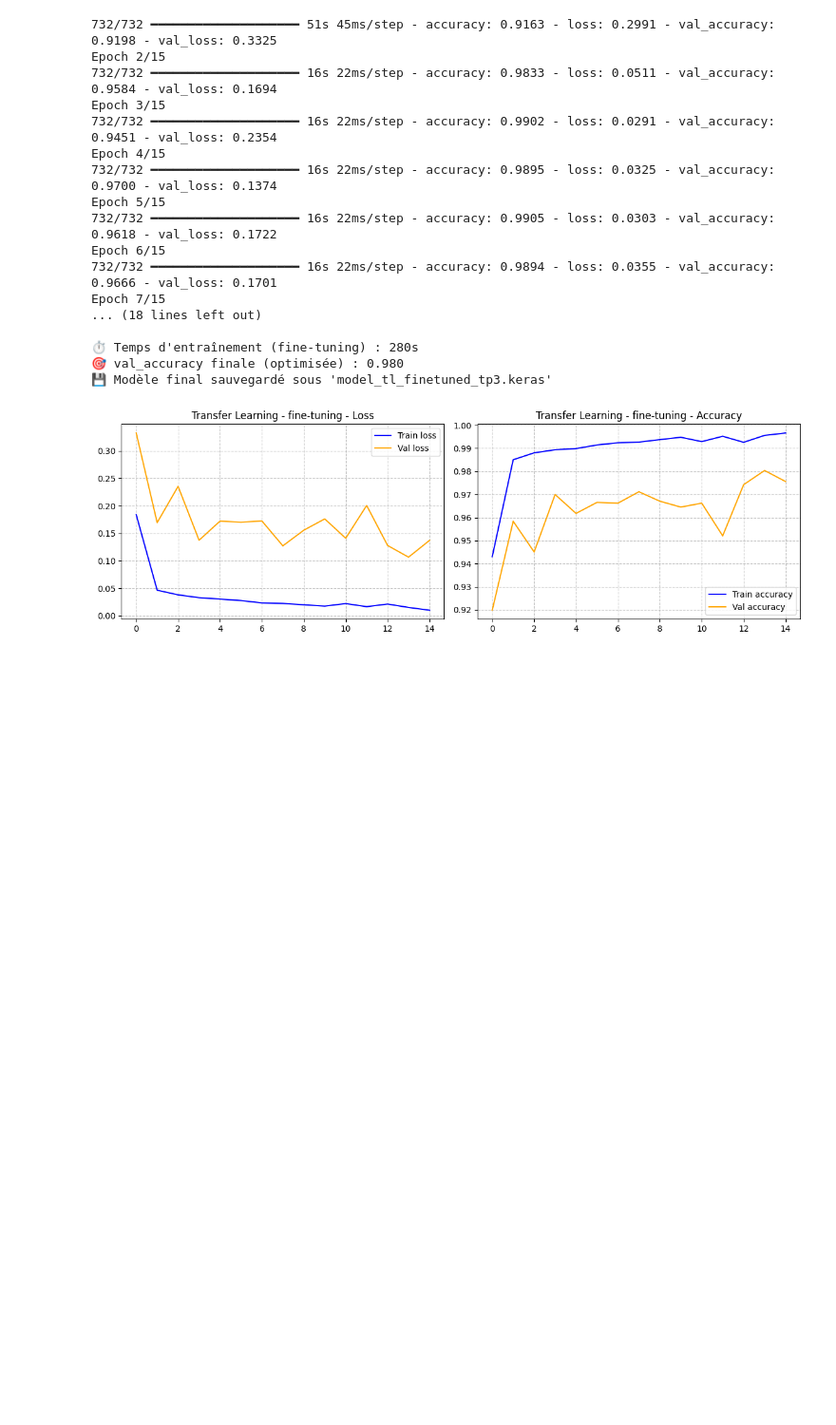
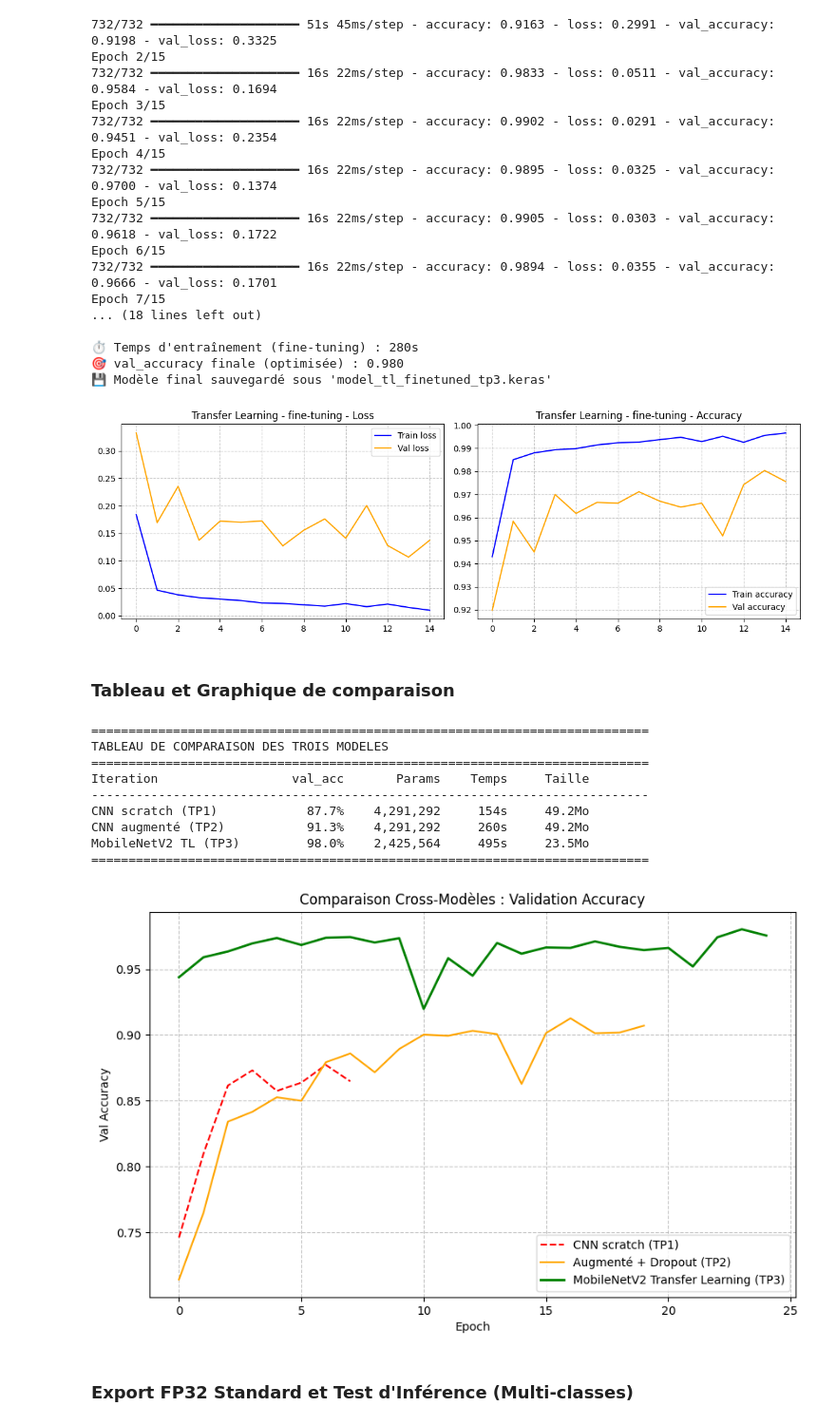
Before and after one commit to Anas7823/CNN-Anti-gaspillage, a Jupyter notebook: cnn-anti-gaspillage.ipynb, the cells around one changed output. Shown at 95% size. Saved outputs shown, nothing was run; the diff lists cells and outputs as text; code cells hidden in the pictures; blank space fills up the shorter version.

```diff
--- a/cnn-anti-gaspillage.ipynb
+++ b/cnn-anti-gaspillage.ipynb
@@ -852,3 +852,78 @@ Epoch 7/15
 🎯 val_accuracy finale (optimisée) : 0.980
 💾 Modèle final sauvegardé sous 'model_tl_finetuned_tp3.keras'
 [figure]
+# %% [markdown]
+### Tableau et Graphique de comparaison
+# %%
+import os
+import matplotlib.pyplot as plt
+
+# 1. Les modèles ont déjà été sauvegardés dans les phases précédentes,
+# mais on s'assure d'avoir les bons chemins pour Kaggle.
+path_scratch = "/kaggle/working/model_scratch_tp1.keras"
+path_augmented = "/kaggle/working/model_augmented_tp2.keras"
+path_tl = "/kaggle/working/model_tl_finetuned_tp3.keras"
+
+def model_size_mb(path):
+    # Vérifie si le fichier existe, sinon retourne 0
+    if os.path.exists(path):
+        return os.path.getsize(path) / (1024 * 1024)
+    return 0.0
+
+size_scratch = model_size_mb(path_scratch)
+size_augmented = model_size_mb(path_augmented)
+size_tl = model_size_mb(path_tl)
+
+# 2. Extraction des métriques
+val_acc_scratch = max(history_scratch.history['val_accuracy'])
+val_acc_augmented = max(history_augmented.history['val_accuracy'])
+
+# Pour le TL, on combine les listes d'historique des deux phases
+tl_acc_combined = history_tl_head.history['val_accuracy'] + history_tl_finetune.history['val_accuracy']
+val_acc_tl = max(tl_acc_combined)
+
+params_scratch = model_scratch.count_params()
+params_augmented = model_augmented.count_params()
+params_tl = model_tl.count_params()
+
+time_scratch = training_time_scratch
+time_augmented = training_time_augmented
+time_tl = training_time_head + training_time_finetune
+
+# 3. Affichage du Tableau
+print("=" * 75)
+print("TABLEAU DE COMPARAISON DES TROIS MODELES")
+print("=" * 75)
+print(f"{'Iteration':<25} {'val_acc':>8} {'Params':>12} {'Temps':>8} {'Taille':>10}")
+print("-" * 75)
+print(f"{'CNN scratch (TP1)':<25} {val_acc_scratch:>8.1%} {params_scratch:>12,} {time_scratch:>7.0f}s {size_scratch:>8.1f}Mo")
+print(f"{'CNN augmenté (TP2)':<25} {val_acc_augmented:>8.1%} {params_augmented:>12,} {time_augmented:>7.0f}s {size_augmented:>8.1f}Mo")
+print(f"{'MobileNetV2 TL (TP3)':<25} {val_acc_tl:>8.1%} {params_tl:>12,} {time_tl:>7.0f}s {size_tl:>8.1f}Mo")
+print("=" * 75)
+
+# 4. Tracé de la superposition des courbes
+plt.figure(figsize=(10, 6))
+plt.plot(history_scratch.history['val_accuracy'], label='CNN scratch (TP1)', color='red', linestyle='--')
+plt.plot(history_augmented.history['val_accuracy'], label='Augmenté + Dropout (TP2)', color='orange')
+plt.plot(range(len(tl_acc_combined)), tl_acc_combined, label='MobileNetV2 Transfer Learning (TP3)', color='green', linewidth=2)
+
+plt.title('Comparaison Cross-Modèles : Validation Accuracy')
+plt.xlabel('Epoch')
+plt.ylabel('Val Accuracy')
+plt.legend()
+plt.grid(True, linestyle='--', alpha=0.7)
+plt.savefig("/kaggle/working/comparison_all.png", dpi=100)
+plt.show()
+# %% [output]
+===========================================================================
+TABLEAU DE COMPARAISON DES TROIS MODELES
+===========================================================================
+Iteration                  val_acc       Params    Temps     Taille
+---------------------------------------------------------------------------
+CNN scratch (TP1)            87.7%    4,291,292     154s     49.2Mo
+CNN augmenté (TP2)           91.3%    4,291,292     260s     49.2Mo
+MobileNetV2 TL (TP3)         98.0%    2,425,564     495s     23.5Mo
+===========================================================================
+[figure, added]
+# %% [markdown]
+### Export FP32 Standard et Test d'Inférence (Multi-classes)
```
Also changed, not shown: parts of 3 cells of this notebook, 2 other files.
